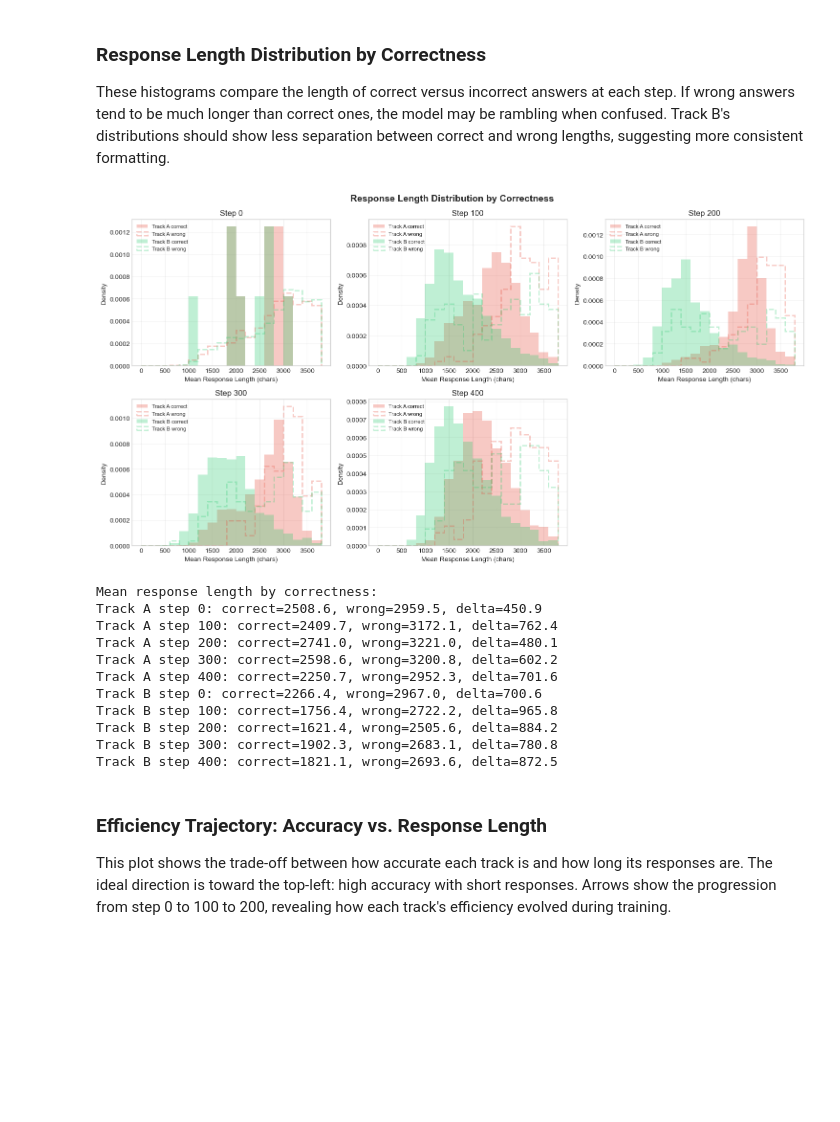
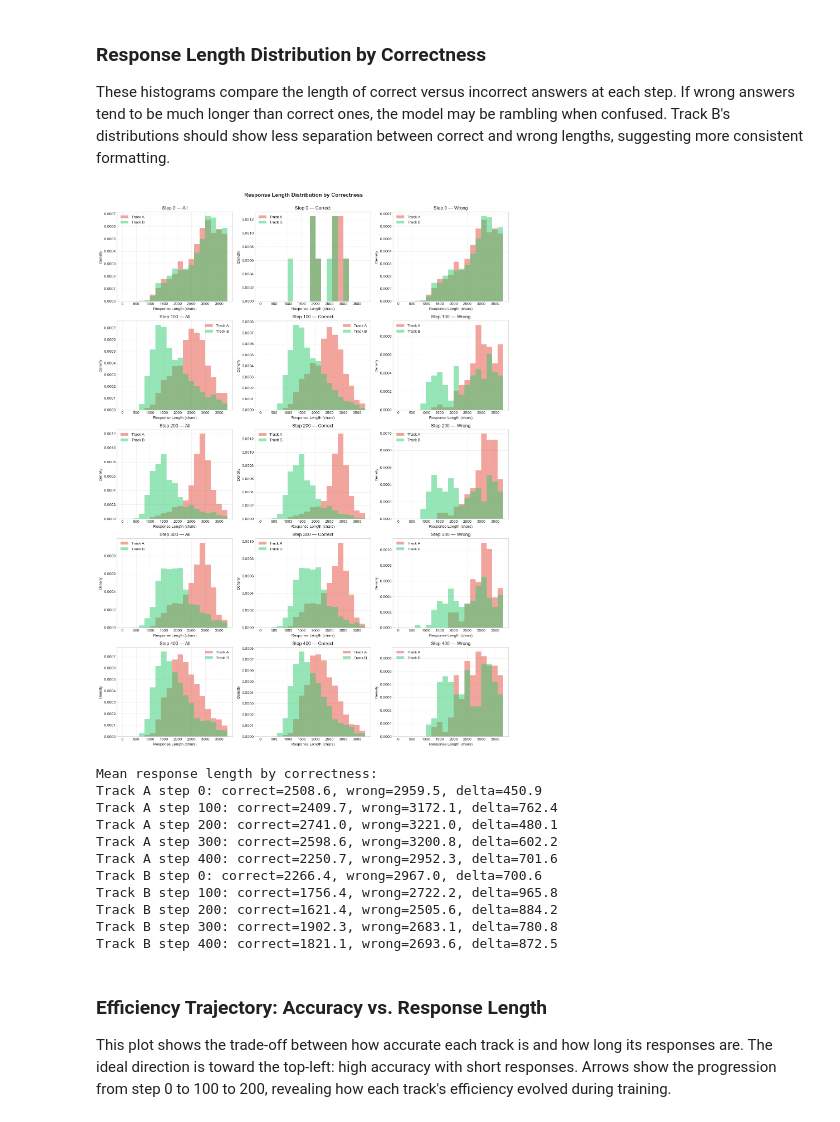
Before and after one commit to cfw20/cs224r-project-e3, a Jupyter notebook: notebooks/rlad_analysis_complete_run.ipynb, the cells around one changed output. Saved outputs shown, nothing was run; the diff lists cells and outputs as text; code cells hidden in the pictures; blank space fills up the shorter version.

Commit message:
Update length_distribution_by_correctness.png and re-execute corresponding notebook cell showing updated visualization

```diff
--- a/notebooks/rlad_analysis_complete_run.ipynb
+++ b/notebooks/rlad_analysis_complete_run.ipynb
@@ -1190,45 +1190,46 @@ track  step  hash_rate  accuracy
 
 These histograms compare the length of correct versus incorrect answers at each step. If wrong answers tend to be much longer than correct ones, the model may be rambling when confused. Track B's distributions should show less separation between correct and wrong lengths, suggesting more consistent formatting.
 # %%
-fig, axes = plt.subplots(2, 3, figsize=(15, 8))
+fig, axes = plt.subplots(5, 3, figsize=(15, 20))
 
 steps = [0, 100, 200, 300, 400]
-for i, step in enumerate(steps):
-    row = i // 3
-    col = i % 3
-    ax = axes[row][col]
-    for track, color in [("A", "#e74c3c"), ("B", "#2ecc71")]:
-        subset = df_questions[(df_questions["track"] == track) & (df_questions["step"] == step)]
-        correct = subset[subset["is_correct"]]["response_length_mean"]
-        wrong = subset[~subset["is_correct"]]["response_length_mean"]
+colors = {"A": "#e74c3c", "B": "#2ecc71"}
+bins = range(0, 4000, 200)
 
-        bins = range(0, 4000, 200)
-        ax.hist(correct, bins=bins, alpha=0.3, color=color, label=f"Track {track} correct", density=True)
-        ax.hist(wrong, bins=bins, alpha=0.3, color=color, linestyle="--", label=f"Track {track} wrong", density=True, histtype="step", linewidth=2)
-    ax.set_xlabel("Mean Response Length (chars)")
-    ax.set_ylabel("Density")
-    ax.set_title(f"Step {step}")
-    ax.legend(fontsize=8)
-    ax.grid(True, alpha=0.3)
+for row, step in enumerate(steps):
+    data = df_questions[df_questions["step"] == step]
 
-# Hide the empty 6th subplot
-axes[1][2].axis('off')
+    for col, (title, mask) in enumerate([
+        ("All", slice(None)),
+        ("Correct", data["is_correct"]),
+        ("Wrong", ~data["is_correct"]),
+    ]):
+        ax = axes[row][col]
+        subset = data[mask] if mask is slice(None) else data[mask]
+        for track in ["A", "B"]:
+            t = subset[subset["track"] == track]
+            ax.hist(t["response_length_mean"], bins=bins, alpha=0.5, color=colors[track], label=f"Track {track}", density=True)
+        ax.set_title(f"Step {step} — {title}")
+        ax.set_xlabel("Response Length (chars)")
+        ax.set_ylabel("Density")
+        ax.legend()
+        ax.grid(True, alpha=0.3)
 
-plt.suptitle("Response Length Distribution by Correctness", fontsize=14, fontweight="bold")
+plt.suptitle("Response Length Distribution by Correctness", fontsize=14, fontweight="bold", y=1.00)
 plt.tight_layout()
 plt.savefig("length_distribution_by_correctness.png", dpi=150, bbox_inches="tight")
 plt.show()
 
 # Print means
 print("\nMean response length by correctness:")
 for track in ["A", "B"]:
-    for step in [0, 100, 200, 300, 400]:
+    for step in steps:
         subset = df_questions[(df_questions["track"] == track) & (df_questions["step"] == step)]
         c_mean = subset[subset["is_correct"]]["response_length_mean"].mean()
         w_mean = subset[~subset["is_correct"]]["response_length_mean"].mean()
         print(f"Track {track} step {step}: correct={c_mean:.1f}, wrong={w_mean:.1f}, delta={w_mean-c_mean:.1f}")
 # %% [output]
-[figure, old version]
+[figure, new version]
 Mean response length by correctness:
 Track A step 0: correct=2508.6, wrong=2959.5, delta=450.9
 Track A step 100: correct=2409.7, wrong=3172.1, delta=762.4
```
Also changed, not shown: 1 other file.
